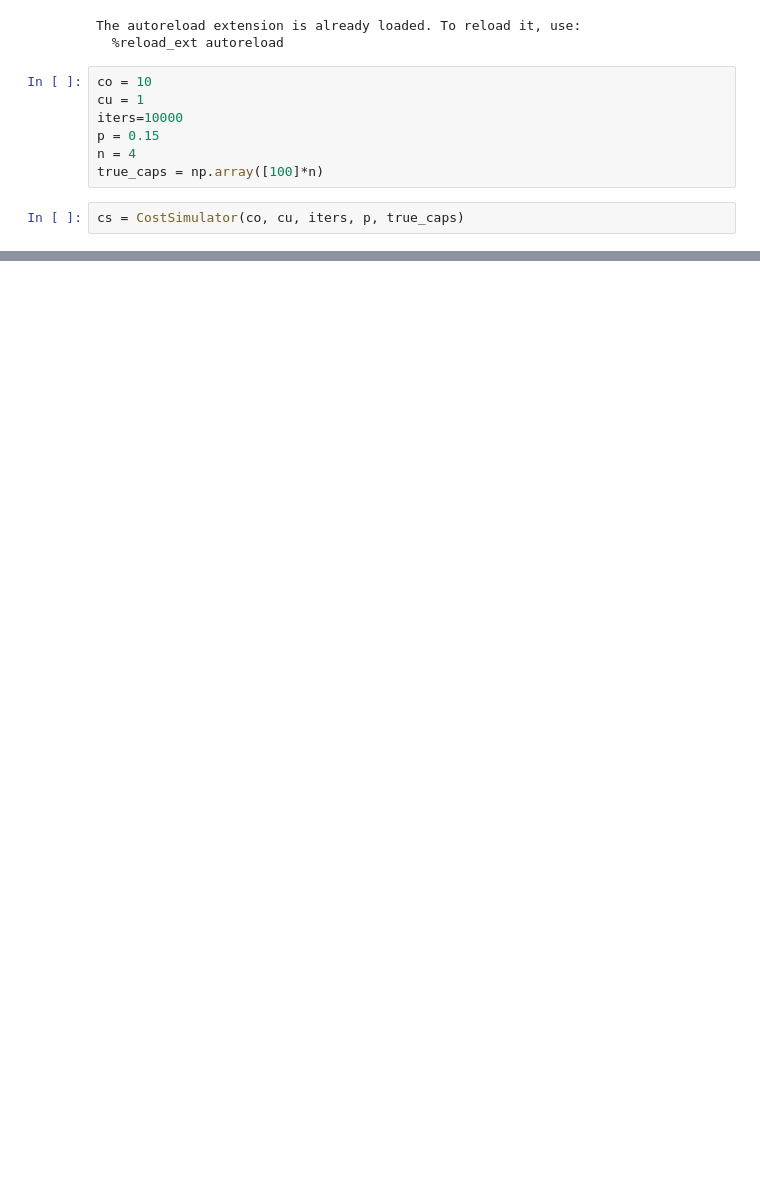
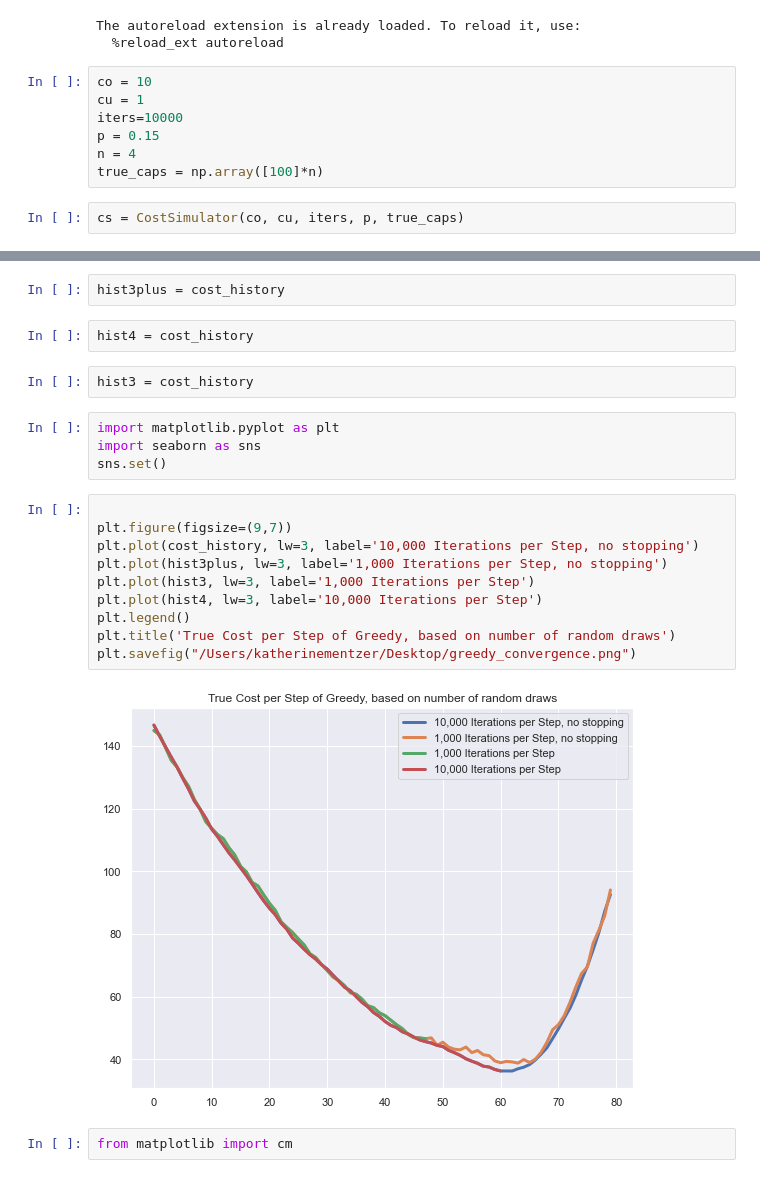
Before and after one commit to klmentzer/school-capacity-management, a Jupyter notebook: notebooks/greedy_heuristic.ipynb, the cells around one changed output, grey strips where cells are left out. Drawn from its saved outputs; the diff is of its cells as text; blank space fills up the shorter version.

Commit message:
Adding visualizations for greedy heuristic

```diff
--- a/notebooks/greedy_heuristic.ipynb
+++ b/notebooks/greedy_heuristic.ipynb
@@ -51,0 +59,24 @@ Associated cost is: 36.28099999999999
+# %%
+hist3plus = cost_history
+# %%
+hist4 = cost_history
+# %%
+hist3 = cost_history
+# %%
+import matplotlib.pyplot as plt
+import seaborn as sns
+sns.set()
+# %%
+
+plt.figure(figsize=(9,7))
+plt.plot(cost_history, lw=3, label='10,000 Iterations per Step, no stopping')
+plt.plot(hist3plus, lw=3, label='1,000 Iterations per Step, no stopping')
+plt.plot(hist3, lw=3, label='1,000 Iterations per Step')
+plt.plot(hist4, lw=3, label='10,000 Iterations per Step')
+plt.legend()
+plt.title('True Cost per Step of Greedy, based on number of random draws')
+plt.savefig("/Users/katherinementzer/Desktop/greedy_convergence.png")
+# %% [output]
+[figure, added]
+# %%
+from matplotlib import cm
```
Also changed, not shown: parts of 3 cells of this notebook.
